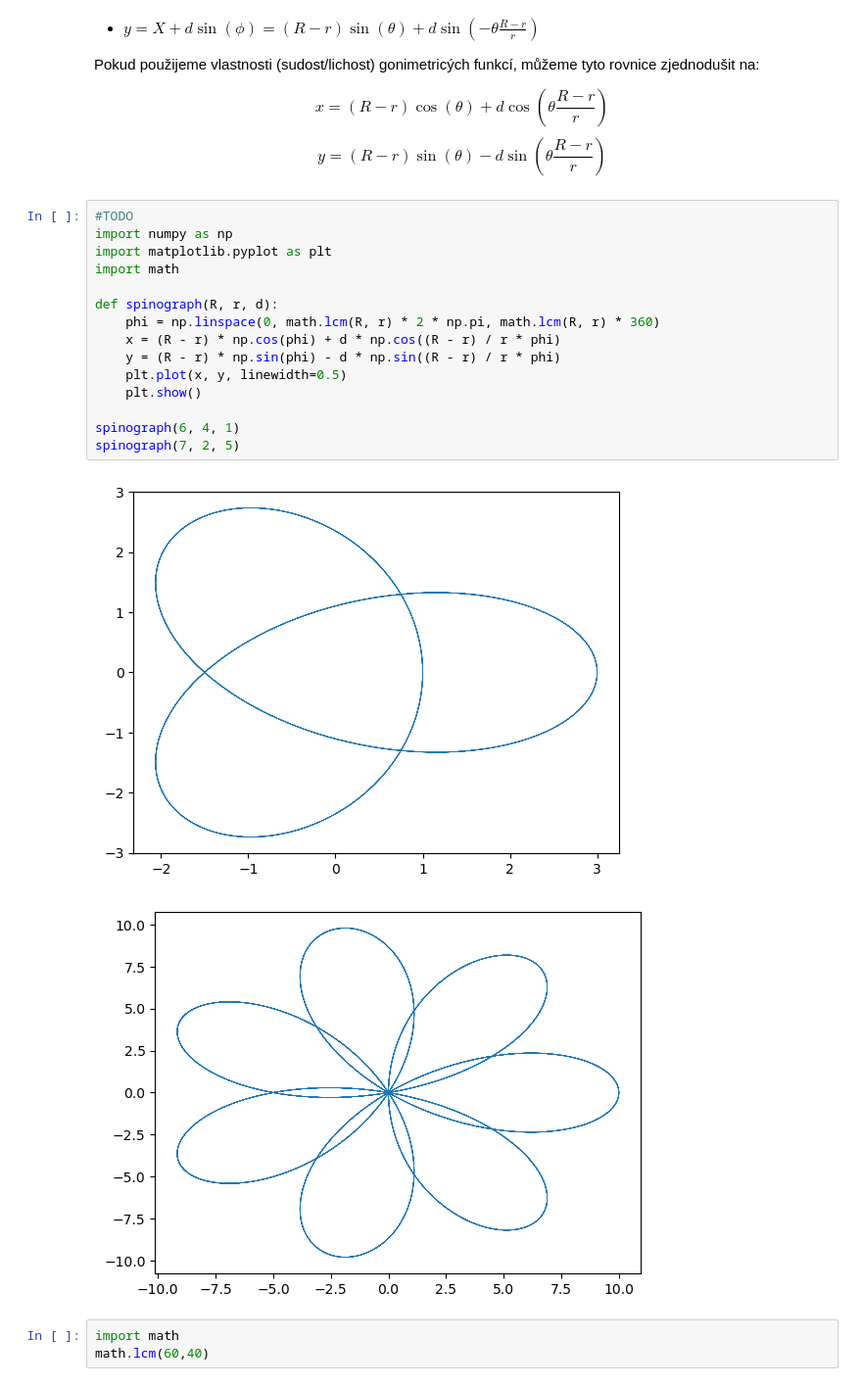
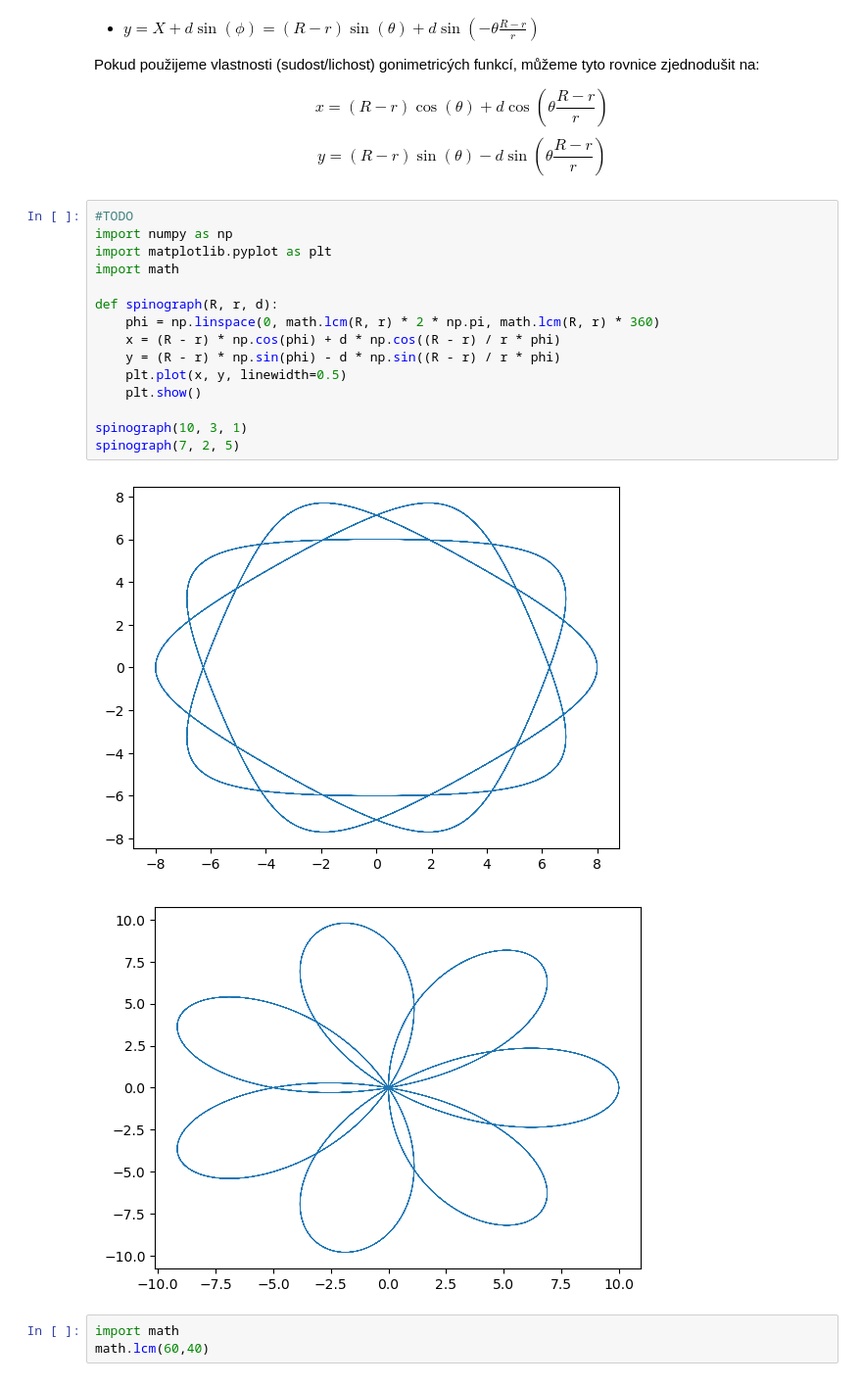
Before and after one commit to Beremi/vvp, a Jupyter notebook: Week_07/DU4.ipynb, the cells around one changed output. Shown at 98% size. Saved outputs shown, nothing was run; the diff lists cells and outputs as text.

```diff
--- a/Week_07/DU4.ipynb
+++ b/Week_07/DU4.ipynb
@@ -57,20 +57,20 @@ $$ y = (R - r) \sin(\theta) - d \sin(\theta \frac{R-r}{r})$$
 # %%
 #TODO
 import numpy as np
 import matplotlib.pyplot as plt
 import math
 
 def spinograph(R, r, d):
     phi = np.linspace(0, math.lcm(R, r) * 2 * np.pi, math.lcm(R, r) * 360)
     x = (R - r) * np.cos(phi) + d * np.cos((R - r) / r * phi)
     y = (R - r) * np.sin(phi) - d * np.sin((R - r) / r * phi)
     plt.plot(x, y, linewidth=0.5)
     plt.show()
 
-spinograph(6, 4, 1)
+spinograph(10, 3, 1)
 spinograph(7, 2, 5)
 # %% [output]
-[figure, old version]
+[figure, new version]
 [figure]
 # %%
 import math
```
Also changed, not shown: parts of 1 cell of this notebook, 2 other files.
